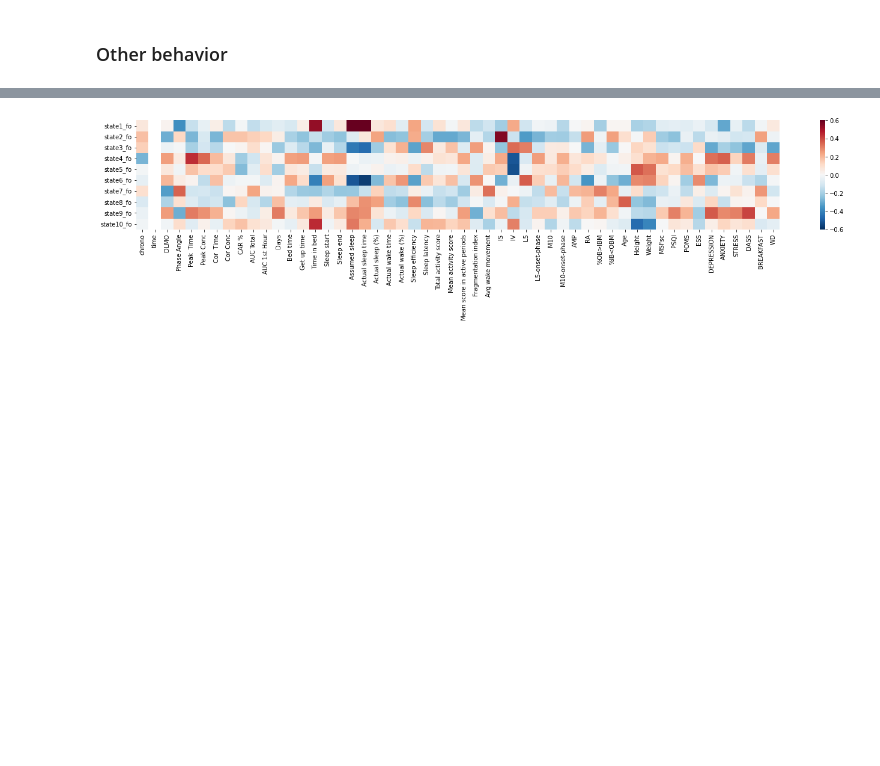
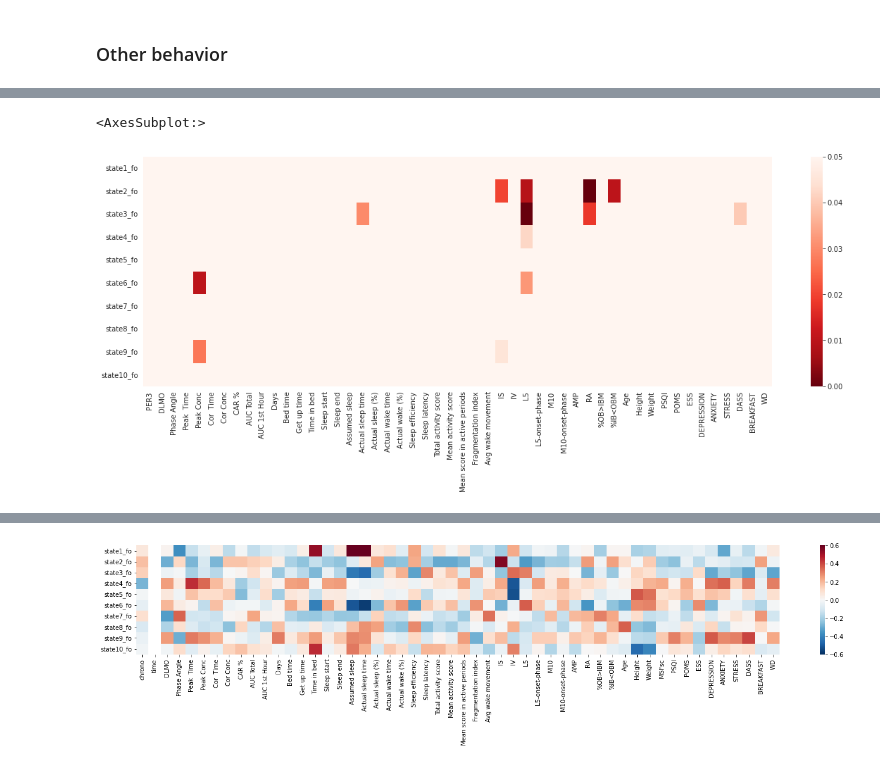
Before and after one commit to Wetiqe/MSc-Data-Analysis, a Jupyter notebook: scripts/correlation.ipynb, the cells around one changed output, grey strips where cells are left out. Cells and saved outputs as stored; diff of their text form; code cells hidden in the pictures; blank space fills up the shorter version.

```diff
--- a/scripts/correlation.ipynb
+++ b/scripts/correlation.ipynb
@@ -243,0 +268,34 @@ Index(['state1_fo', 'state2_fo', 'state3_fo', 'state4_fo', 'state5_fo',
+# %%
+def partial_corr(working_df,covariates=[],skipped=[], correct_p=True, correct_method="holm"):
+    """
+    Partial correlation using pingouin.
+    Considering add semi-partial correlation.
+    """
+    IVs = working_df.columns[:K_state] # independent variables
+    DVs = working_df.columns[K_state:] # dependent variables
+    DVs = DVs[~DVs.isin(skipped)] # drop the variables that are not useful for correlation
+    r_matrix = pd.DataFrame(np.zeros((len(IVs),len(DVs))), index=IVs, columns=DVs)
+    p_matrix = r_matrix.copy()
+
+    for y_label in DVs:
+        p_vals = []
+        for state in IVs:
+            x_label = state
+
+            # Create a df only contains the variables using now
+            # This is a good practice when using pingouin
+            df = working_df[[x_label, y_label]+covariates]
+            df = df.dropna(how='any',axis=0) # drop any row with missing value
+
+            method = "pearson" if pg.multivariate_normality(df[[x_label, y_label]])[2] else "spearman"
+
+            results = pg.partial_corr(data=df, x=x_label, y=y_label, covar=covariates, method=method).round(3)
+            r_matrix.loc[x_label, y_label] = results.loc[method,'r']
+            p_vals.append(results.loc[method,'p-val'])
+        if correct_p == True:
+            bools, p_vals = pg.multicomp(p_vals, alpha=0.05, method=correct_method)
+        p_matrix.loc[:, y_label] = p_vals
+
+    return r_matrix, p_matrix
+# %%
+r_matrix, p_matrix= partial_corr(fo_a_beh,covariates=['MSFsc'],skipped=['chrono','MSFsc', 'Gender', 'Handedness '])
@@ -243,0 +322,6 @@ Index(['state1_fo', 'state2_fo', 'state3_fo', 'state4_fo', 'state5_fo',
+# %%
+plt.figure(figsize=(20,6))
+sns.heatmap(p_matrix,cmap='Reds_r',vmax=0.05)
+# %% [output]
+<AxesSubplot:>
+[figure, added]
```
Also changed, not shown: parts of 21 cells of this notebook, 1 other file.
